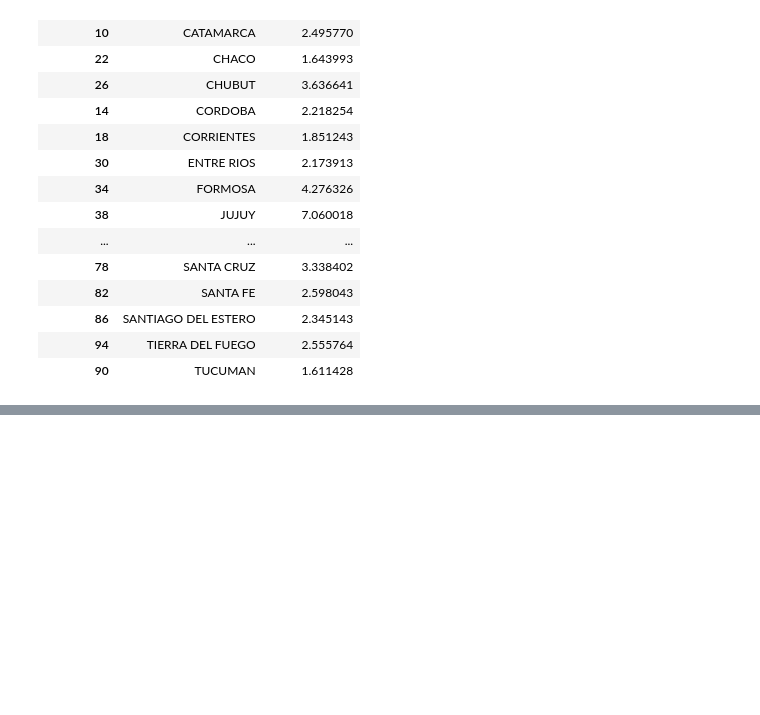
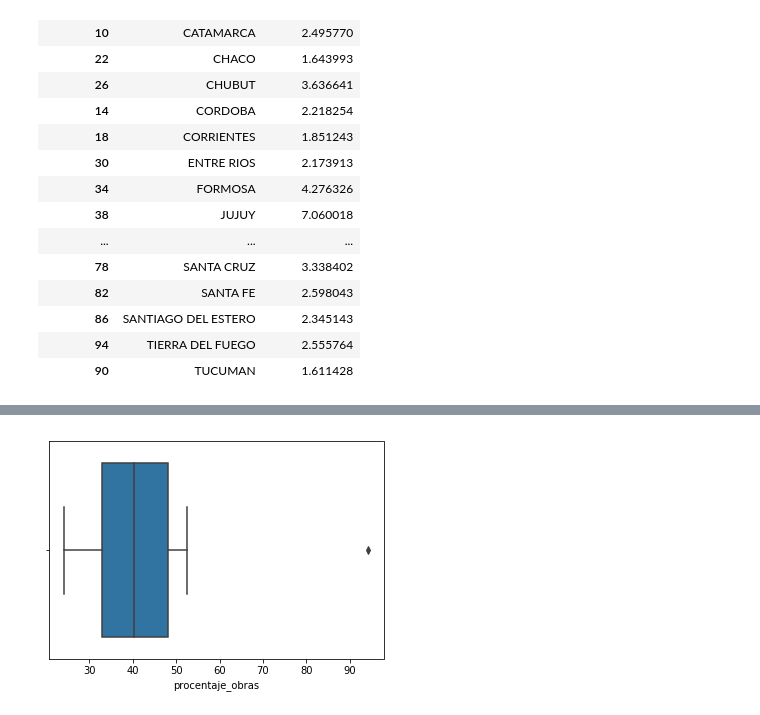
Before and after one commit to StarmasterArg/Salud-Argentina, a Jupyter notebook: Obras sociales.ipynb, the cells around one changed output, grey strips where cells are left out. Cells and saved outputs as stored; diff of their text form; code cells hidden in the pictures; blank space fills up the shorter version.

```diff
--- a/Obras sociales.ipynb
+++ b/Obras sociales.ipynb
@@ -832,0 +851,6 @@ df[["provincia","mortalidad_HIV"]]
+# %%
+import seaborn as sns
+
+a = sns.boxplot(x= df["procentaje_obras"])
+# %% [output]
+[figure, added]
```
Also changed, not shown: parts of 3 cells of this notebook.
